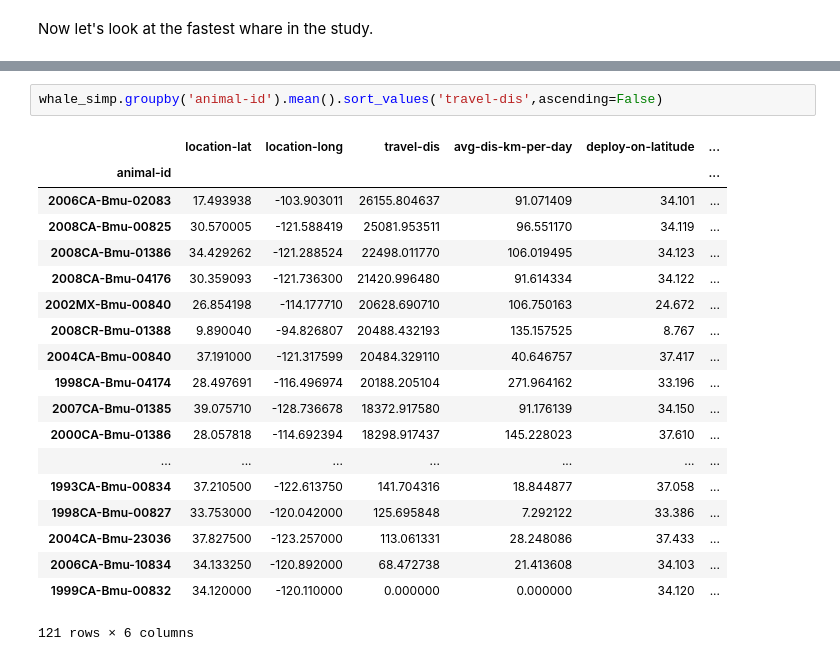
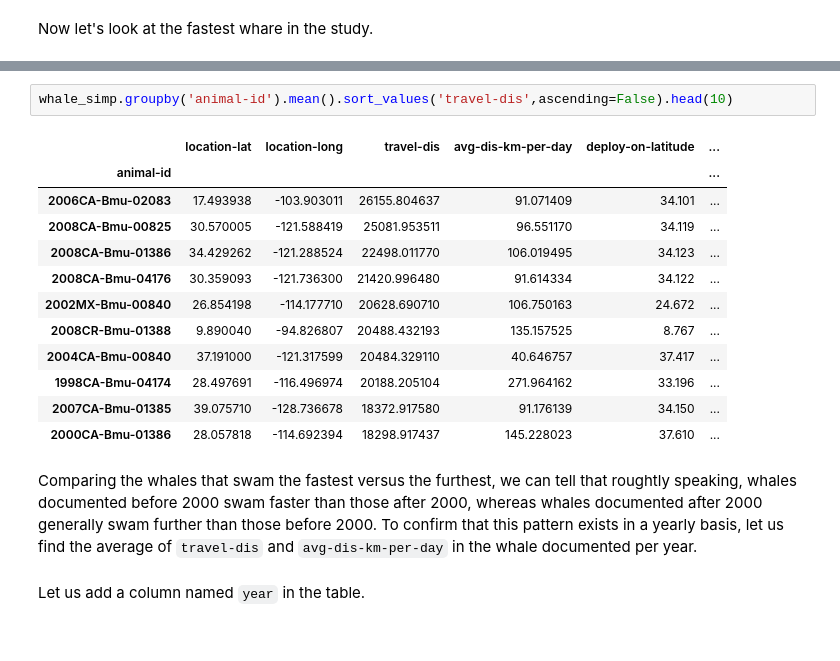
Before and after one commit to gigglypear/movebank_explore, a Jupyter notebook: code/Movebank Data Analysis Attempt.ipynb, the cells around one changed output, grey strips where cells are left out. Cells and saved outputs as stored; diff of their text form.

```diff
--- a/code/Movebank Data Analysis Attempt.ipynb
+++ b/code/Movebank Data Analysis Attempt.ipynb
@@ -595,22 +588,18 @@ whale_simp.groupby('animal-id').mean().sort_values('avg-dis-km-per-day',ascendin
 # %%
-whale_simp.groupby('animal-id').mean().sort_values('travel-dis',ascending=False)
+whale_simp.groupby('animal-id').mean().sort_values('travel-dis',ascending=False).head(10)
 # %% [output]
 |  | location-lat | location-long | travel-dis | avg-dis-km-per-day | deploy-on-latitude | ... |
 | animal-id |  |  |  |  |  | ... |
 | 2006CA-Bmu-02083 | 17.493938 | -103.903011 | 26155.804637 | 91.071409 | 34.101 | ... |
 | 2008CA-Bmu-00825 | 30.570005 | -121.588419 | 25081.953511 | 96.551170 | 34.119 | ... |
 | 2008CA-Bmu-01386 | 34.429262 | -121.288524 | 22498.011770 | 106.019495 | 34.123 | ... |
 | 2008CA-Bmu-04176 | 30.359093 | -121.736300 | 21420.996480 | 91.614334 | 34.122 | ... |
 | 2002MX-Bmu-00840 | 26.854198 | -114.177710 | 20628.690710 | 106.750163 | 24.672 | ... |
 | 2008CR-Bmu-01388 | 9.890040 | -94.826807 | 20488.432193 | 135.157525 | 8.767 | ... |
 | 2004CA-Bmu-00840 | 37.191000 | -121.317599 | 20484.329110 | 40.646757 | 37.417 | ... |
 | 1998CA-Bmu-04174 | 28.497691 | -116.496974 | 20188.205104 | 271.964162 | 33.196 | ... |
 | 2007CA-Bmu-01385 | 39.075710 | -128.736678 | 18372.917580 | 91.176139 | 34.150 | ... |
 | 2000CA-Bmu-01386 | 28.057818 | -114.692394 | 18298.917437 | 145.228023 | 37.610 | ... |
-| ... | ... | ... | ... | ... | ... | ... |
-| 1993CA-Bmu-00834 | 37.210500 | -122.613750 | 141.704316 | 18.844877 | 37.058 | ... |
-| 1998CA-Bmu-00827 | 33.753000 | -120.042000 | 125.695848 | 7.292122 | 33.386 | ... |
-| 2004CA-Bmu-23036 | 37.827500 | -123.257000 | 113.061331 | 28.248086 | 37.433 | ... |
-| 2006CA-Bmu-10834 | 34.133250 | -120.892000 | 68.472738 | 21.413608 | 34.103 | ... |
-| 1999CA-Bmu-00832 | 34.120000 | -120.110000 | 0.000000 | 0.000000 | 34.120 | ... |
-121 rows × 6 columns
+# %% [markdown]
+Comparing the whales that swam the fastest versus the furthest, we can tell that roughtly speaking, whales documented before 2000 swam faster than those after 2000, whereas whales documented after 2000 generally swam further than those before 2000. To confirm that this pattern exists in a yearly basis, let us find the average of `travel-dis` and `avg-dis-km-per-day` in the whale documented per year.<br> <br>
+Let us add a column named `year` in the table.
```
Also changed, not shown: parts of 10 cells of this notebook, 1 other file.
